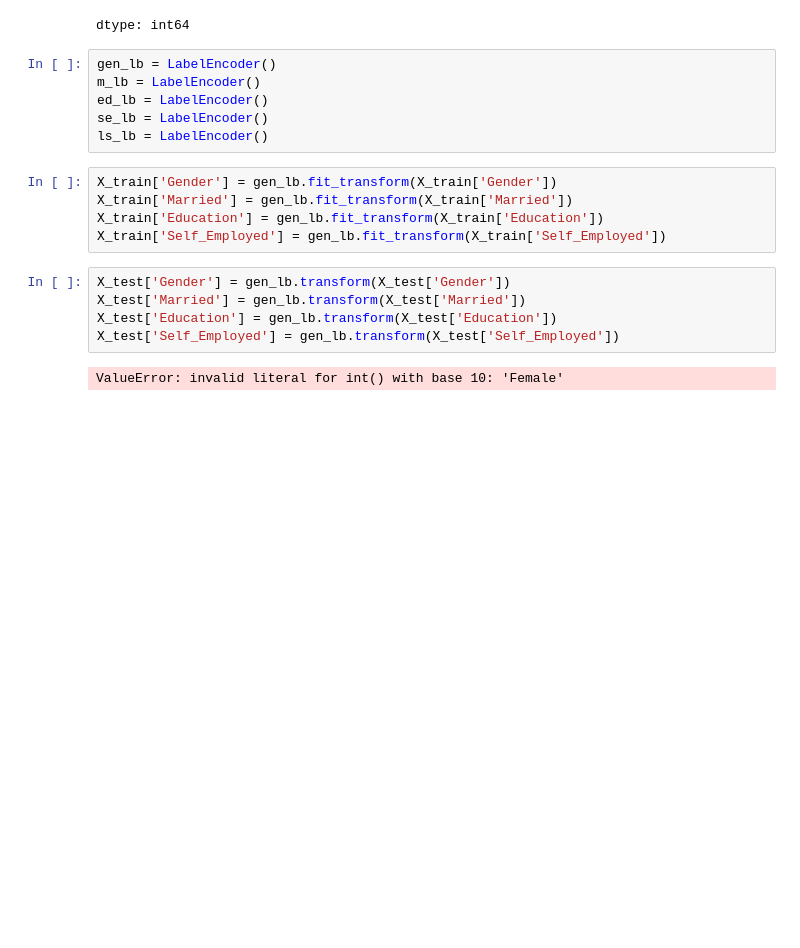
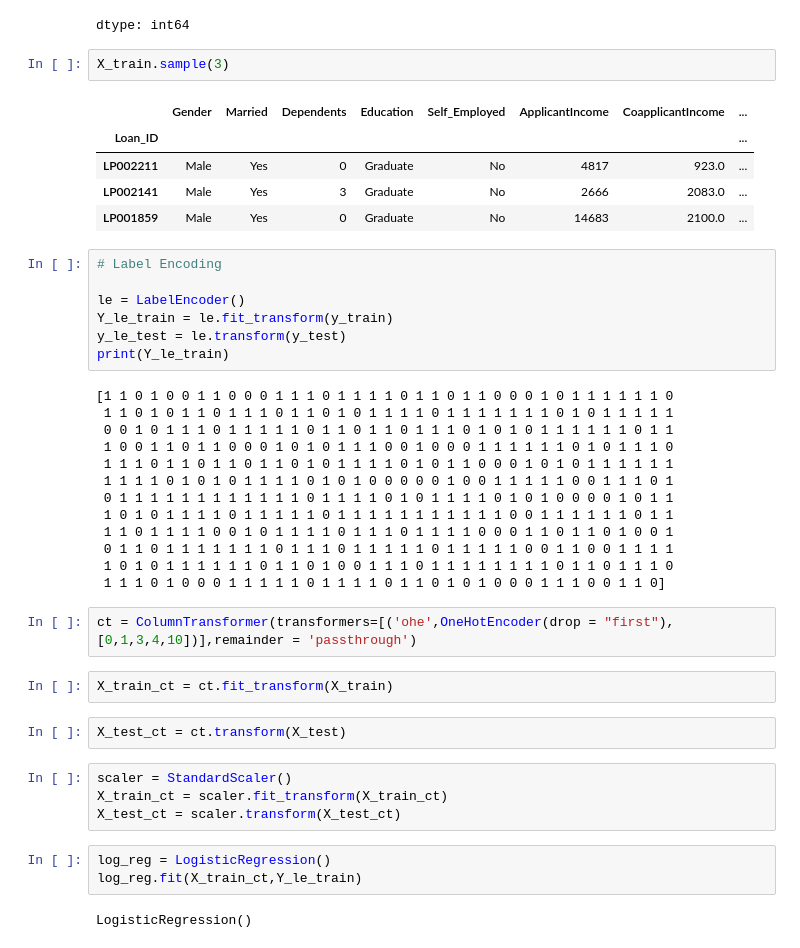
Before and after one commit to Hameedhullah/AI_ML-Course-, a Jupyter notebook: Loan_Approval_Prediction.ipynb, the cells around one changed output. Cells and saved outputs as stored; diff of their text form; blank space fills up the shorter version.

```diff
--- a/Loan_Approval_Prediction.ipynb
+++ b/Loan_Approval_Prediction.ipynb
@@ -366,21 +355,46 @@ data.nunique()
 | Property_Area | 3 |
 | Loan_Status | 2 |
 dtype: int64
-# %%
-gen_lb = LabelEncoder()
-m_lb = LabelEncoder()
-ed_lb = LabelEncoder()
-se_lb = LabelEncoder()
-ls_lb = LabelEncoder()
-# %%
-X_train['Gender'] = gen_lb.fit_transform(X_train['Gender'])
-X_train['Married'] = gen_lb.fit_transform(X_train['Married'])
-X_train['Education'] = gen_lb.fit_transform(X_train['Education'])
-X_train['Self_Employed'] = gen_lb.fit_transform(X_train['Self_Employed'])
-# %%
-X_test['Gender'] = gen_lb.transform(X_test['Gender'])
-X_test['Married'] = gen_lb.transform(X_test['Married'])
-X_test['Education'] = gen_lb.transform(X_test['Education'])
-X_test['Self_Employed'] = gen_lb.transform(X_test['Self_Employed'])
-# %% [output]
-ValueError: invalid literal for int() with base 10: 'Female'
+# %%
+X_train.sample(3)
+# %% [output]
+|  | Gender | Married | Dependents | Education | Self_Employed | ApplicantIncome | CoapplicantIncome | ... |
+| Loan_ID |  |  |  |  |  |  |  | ... |
+| LP002211 | Male | Yes | 0 | Graduate | No | 4817 | 923.0 | ... |
+| LP002141 | Male | Yes | 3 | Graduate | No | 2666 | 2083.0 | ... |
+| LP001859 | Male | Yes | 0 | Graduate | No | 14683 | 2100.0 | ... |
+# %%
+# Label Encoding
+
+le = LabelEncoder()
+Y_le_train = le.fit_transform(y_train)
+y_le_test = le.transform(y_test)
+print(Y_le_train)
+# %% [output]
+[1 1 0 1 0 0 1 1 0 0 0 1 1 1 0 1 1 1 1 0 1 1 0 1 1 0 0 0 1 0 1 1 1 1 1 1 0
+ 1 1 0 1 0 1 1 0 1 1 1 0 1 1 0 1 0 1 1 1 1 0 1 1 1 1 1 1 1 0 1 0 1 1 1 1 1
+ 0 0 1 0 1 1 1 0 1 1 1 1 1 0 1 1 0 1 1 0 1 1 1 0 1 0 1 0 1 1 1 1 1 1 0 1 1
+ 1 0 0 1 1 0 1 1 0 0 0 1 0 1 0 1 1 1 0 0 1 0 0 0 1 1 1 1 1 1 0 1 0 1 1 1 0
+ 1 1 1 0 1 1 0 1 1 0 1 1 0 1 0 1 1 1 1 0 1 0 1 1 0 0 0 1 0 1 0 1 1 1 1 1 1
+ 1 1 1 1 0 1 0 1 0 1 1 1 1 0 1 0 1 0 0 0 0 0 1 0 0 1 1 1 1 1 0 0 1 1 1 0 1
+ 0 1 1 1 1 1 1 1 1 1 1 1 1 0 1 1 1 1 0 1 0 1 1 1 1 0 1 0 1 0 0 0 0 1 0 1 1
+ 1 0 1 0 1 1 1 1 0 1 1 1 1 1 0 1 1 1 1 1 1 1 1 1 1 1 0 0 1 1 1 1 1 1 0 1 1
+ 1 1 0 1 1 1 1 0 0 1 0 1 1 1 1 0 1 1 1 0 1 1 1 1 0 0 0 1 1 0 1 1 0 1 0 0 1
+ 0 1 1 0 1 1 1 1 1 1 1 0 1 1 1 0 1 1 1 1 1 0 1 1 1 1 1 0 0 1 1 0 0 1 1 1 1
+ 1 0 1 0 1 1 1 1 1 1 0 1 1 0 1 0 0 1 1 1 0 1 1 1 1 1 1 1 1 0 1 1 0 1 1 1 0
+ 1 1 1 0 1 0 0 0 1 1 1 1 1 0 1 1 1 1 0 1 1 0 1 0 1 0 0 0 1 1 1 0 0 1 1 0]
+# %%
+ct = ColumnTransformer(transformers=[('ohe',OneHotEncoder(drop = "first"),[0,1,3,4,10])],remainder = 'passthrough')
+# %%
+X_train_ct = ct.fit_transform(X_train)
+# %%
+X_test_ct = ct.transform(X_test)
+# %%
+scaler = StandardScaler()
+X_train_ct = scaler.fit_transform(X_train_ct)
+X_test_ct = scaler.transform(X_test_ct)
+# %%
+log_reg = LogisticRegression()
+log_reg.fit(X_train_ct,Y_le_train)
+# %% [output]
+LogisticRegression()
```
Also changed, not shown: parts of 22 cells of this notebook.
